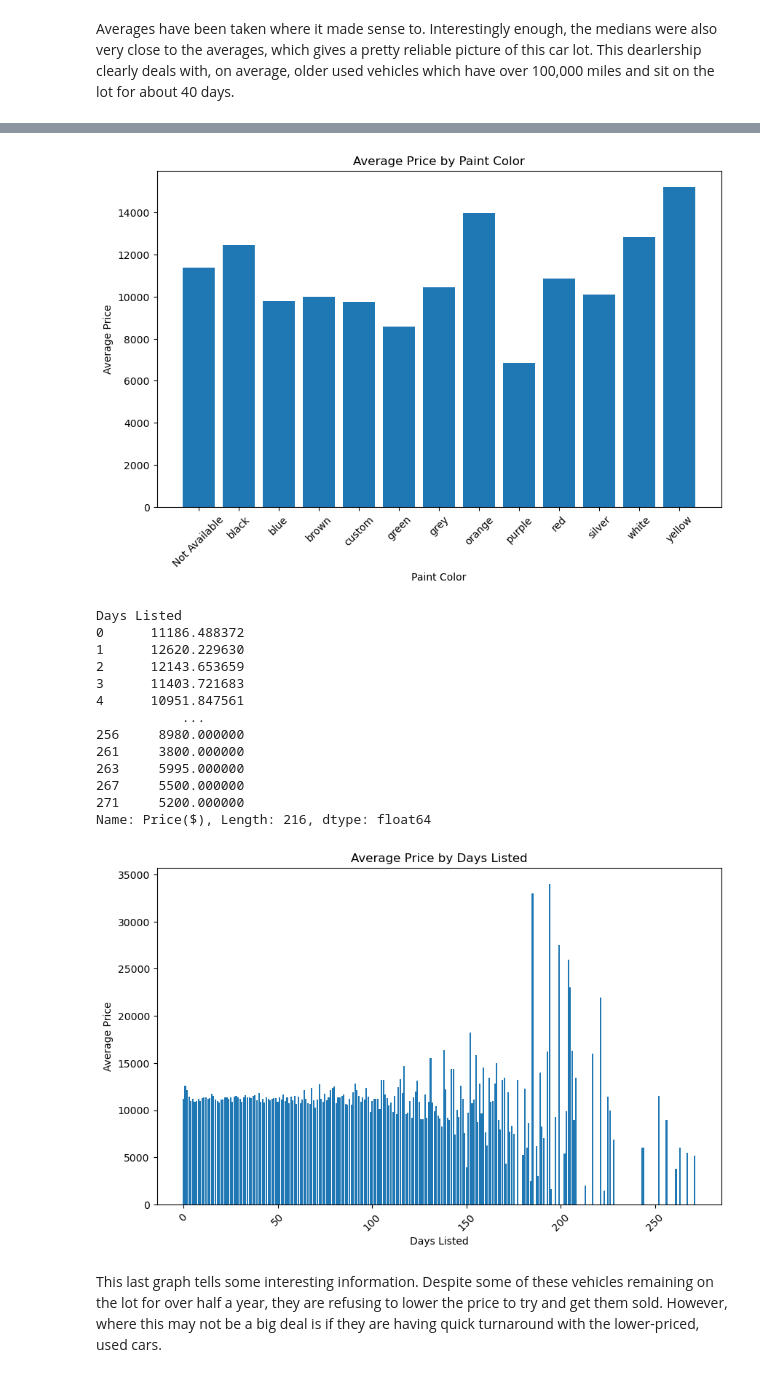
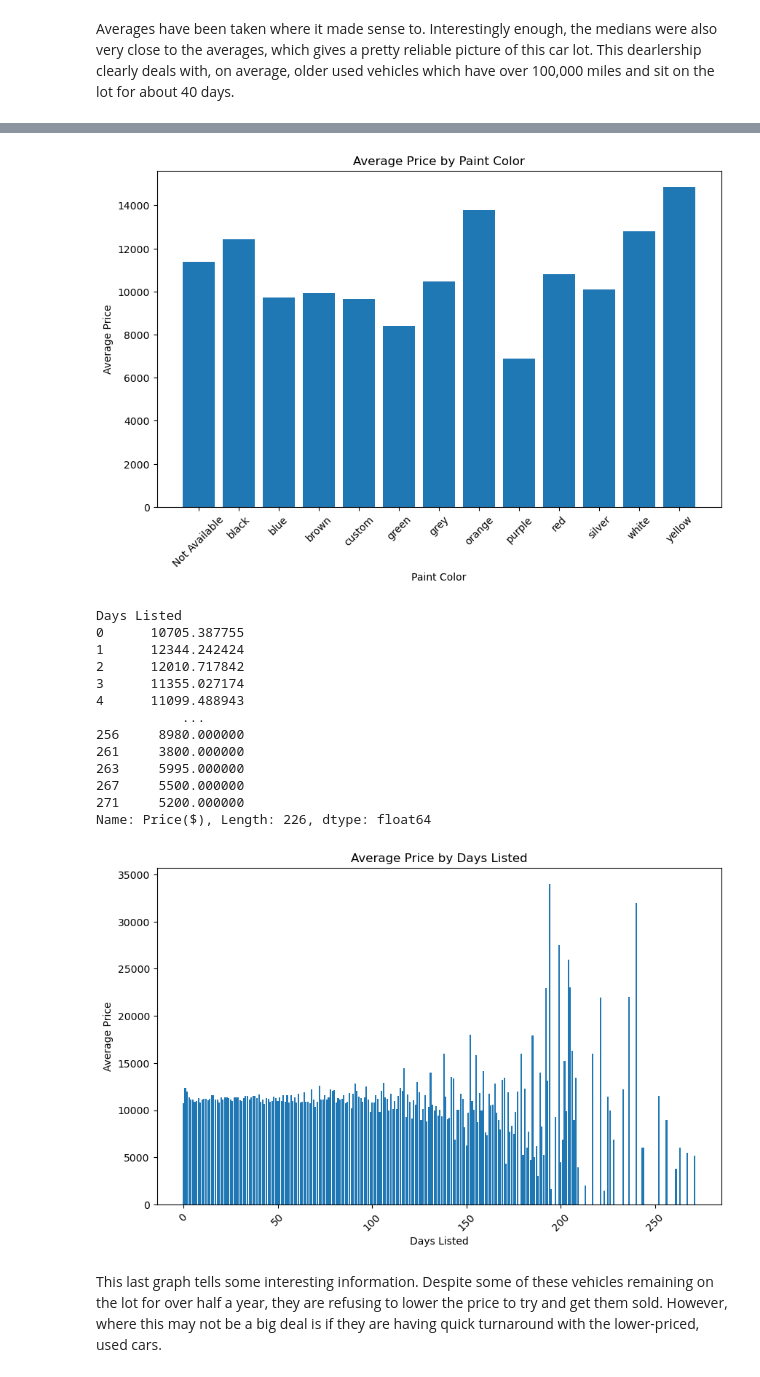
Before and after one commit to Ptown-1988/Sprint_4_Project, a Jupyter notebook: Jupyter Notebook Sprint4Project.ipynb, the cells around one changed output, grey strips where cells are left out. Cells and saved outputs as stored; diff of their text form; code cells hidden in the pictures.

```diff
--- a/Jupyter Notebook Sprint4Project.ipynb
+++ b/Jupyter Notebook Sprint4Project.ipynb
@@ -137,6 +150,6 @@ Averages have been taken where it made sense to. Interestingly enough, the media
 # %%
 #Average Price By Condition
-average_price_by_condition = vehicles_df_w_odometer.groupby('Condition')['Price($)'].mean()
+average_price_by_condition = vehicles_df.groupby('Condition')['Price($)'].mean()
 display(average_price_by_condition)
 
 plt.figure(figsize=(10, 6))
@@ -148,7 +161,7 @@ plt.xticks(rotation=45)
 plt.show()
 
 #Average Price By Fuel
-avg_price_by_fuel = vehicles_df_w_odometer.groupby('Fuel')['Price($)'].mean()
+avg_price_by_fuel = vehicles_df.groupby('Fuel')['Price($)'].mean()
 display(avg_price_by_fuel)
 
 plt.figure(figsize=(10, 6))
@@ -160,7 +173,7 @@ plt.xticks(rotation=45)
 plt.show()
 
 #Average Price By Paint Color
-avg_price_by_color = vehicles_df_w_odometer.groupby('Paint')['Price($)'].mean()
+avg_price_by_color = vehicles_df.groupby('Paint')['Price($)'].mean()
 display(avg_price_by_color)
 
 plt.figure(figsize=(10, 6))
@@ -172,7 +185,7 @@ plt.xticks(rotation=45)
 plt.show()
 
 #Average Price By Days Listed
-avg_price_by_days_listed = vehicles_df_w_odometer.groupby('Days Listed')['Price($)'].mean()
+avg_price_by_days_listed = vehicles_df.groupby('Days Listed')['Price($)'].mean()
 display(avg_price_by_days_listed)
 
 plt.figure(figsize=(10, 6))
@@ -217,19 +230,19 @@ yellow           15223.818182
 Name: Price($), dtype: float64
-[figure, old version]
+[figure, new version]
 Days Listed
-0      11186.488372
-1      12620.229630
-2      12143.653659
-3      11403.721683
-4      10951.847561
+0      10705.387755
+1      12344.242424
+2      12010.717842
+3      11355.027174
+4      11099.488943
            ...
 256     8980.000000
 261     3800.000000
 263     5995.000000
 267     5500.000000
 271     5200.000000
-Name: Price($), Length: 216, dtype: float64
+Name: Price($), Length: 226, dtype: float64
-[figure, old version]
+[figure, new version]
 # %% [markdown]
 This last graph tells some interesting information. Despite some of these vehicles remaining on the lot for over half a year, they are refusing to lower the price to try and get them sold. However, where this may not be a big deal is if they are having quick turnaround with the lower-priced, used cars.
 # %%
```
Also changed, not shown: parts of 10 cells of this notebook.
